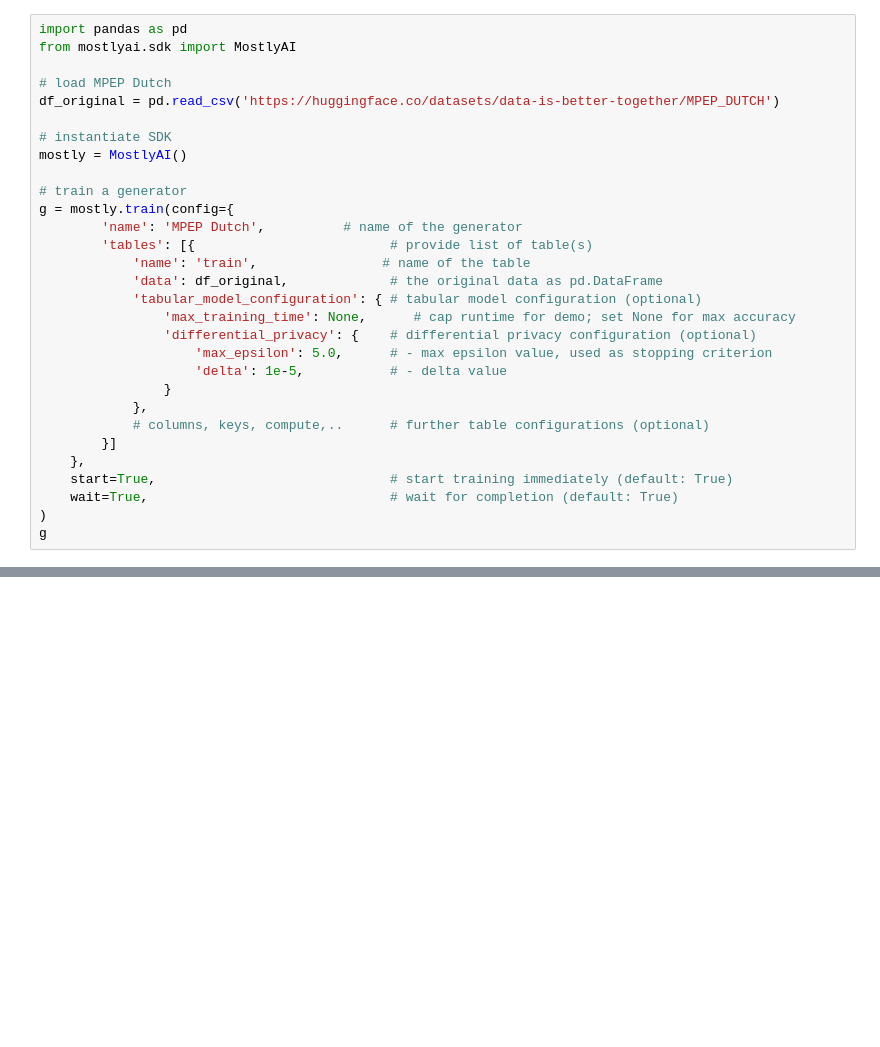
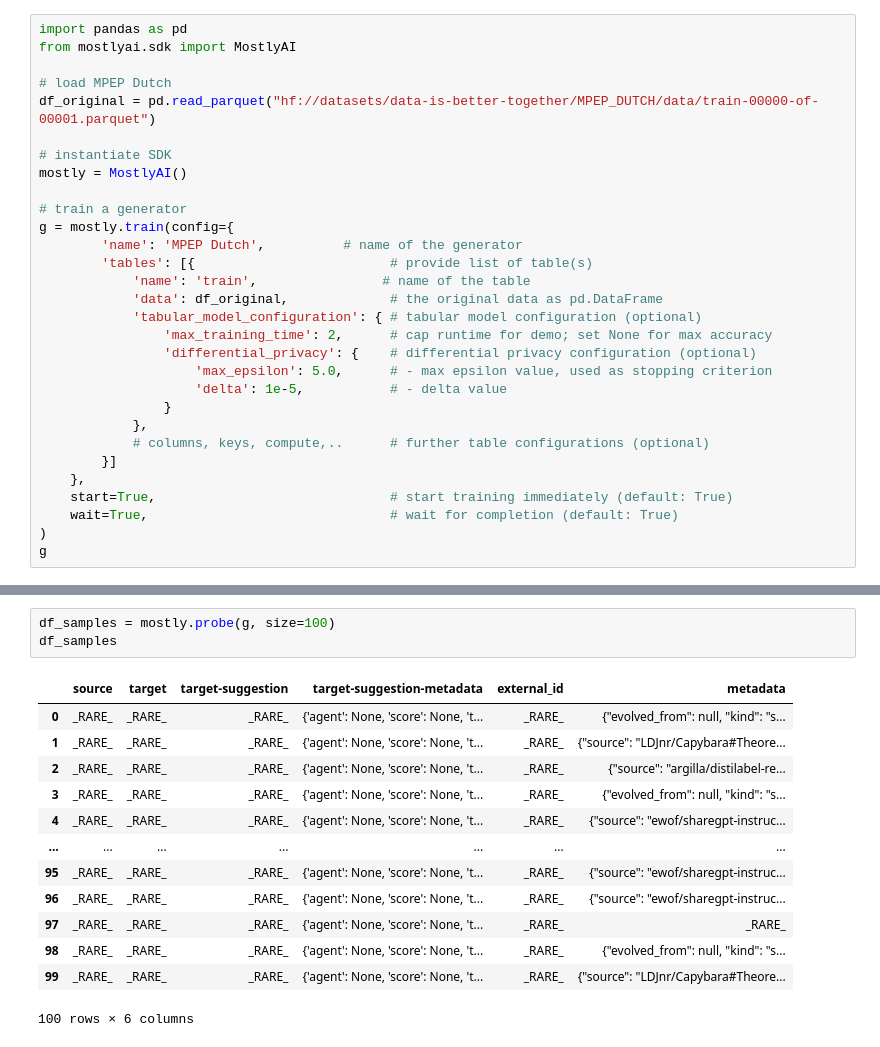
Before and after one commit to kghamilton89/synthetic-data-generators, a Jupyter notebook: mostlyai-generators/dutch-language.ipynb, the cells around one changed output, grey strips where cells are left out. Drawn from its saved outputs; the diff is of its cells as text; blank space fills up the shorter version.

```diff
--- a/mostlyai-generators/dutch-language.ipynb
+++ b/mostlyai-generators/dutch-language.ipynb
@@ -3,7 +3,7 @@ import pandas as pd
 from mostlyai.sdk import MostlyAI
 
 # load MPEP Dutch
-df_original = pd.read_csv('https://huggingface.co/datasets/data-is-better-together/MPEP_DUTCH')
+df_original = pd.read_parquet("hf://datasets/data-is-better-together/MPEP_DUTCH/data/train-00000-of-00001.parquet")
 
 # instantiate SDK
 mostly = MostlyAI()
@@ -15,7 +15,7 @@ g = mostly.train(config={
             'name': 'train',                # name of the table
             'data': df_original,             # the original data as pd.DataFrame
             'tabular_model_configuration': { # tabular model configuration (optional)
-                'max_training_time': None,      # cap runtime for demo; set None for max accuracy
+                'max_training_time': 2,      # cap runtime for demo; set None for max accuracy
                 'differential_privacy': {    # differential privacy configuration (optional)
                     'max_epsilon': 5.0,      # - max epsilon value, used as stopping criterion
                     'delta': 1e-5,           # - delta value
@@ -32,0 +68,17 @@ ParserError: Error tokenizing data. C error: Expected 1 fields in line 5, saw 3
+# %%
+df_samples = mostly.probe(g, size=100)
+df_samples
+# %% [output]
+|  | source | target | target-suggestion | target-suggestion-metadata | external_id | metadata |
+| 0 | _RARE_ | _RARE_ | _RARE_ | {'agent': None, 'score': None, 't... | _RARE_ | {"evolved_from": null, "kind": "s... |
+| 1 | _RARE_ | _RARE_ | _RARE_ | {'agent': None, 'score': None, 't... | _RARE_ | {"source": "LDJnr/Capybara#Theore... |
+| 2 | _RARE_ | _RARE_ | _RARE_ | {'agent': None, 'score': None, 't... | _RARE_ | {"source": "argilla/distilabel-re... |
+| 3 | _RARE_ | _RARE_ | _RARE_ | {'agent': None, 'score': None, 't... | _RARE_ | {"evolved_from": null, "kind": "s... |
+| 4 | _RARE_ | _RARE_ | _RARE_ | {'agent': None, 'score': None, 't... | _RARE_ | {"source": "ewof/sharegpt-instruc... |
+| ... | ... | ... | ... | ... | ... | ... |
+| 95 | _RARE_ | _RARE_ | _RARE_ | {'agent': None, 'score': None, 't... | _RARE_ | {"source": "ewof/sharegpt-instruc... |
+| 96 | _RARE_ | _RARE_ | _RARE_ | {'agent': None, 'score': None, 't... | _RARE_ | {"source": "ewof/sharegpt-instruc... |
+| 97 | _RARE_ | _RARE_ | _RARE_ | {'agent': None, 'score': None, 't... | _RARE_ | _RARE_ |
+| 98 | _RARE_ | _RARE_ | _RARE_ | {'agent': None, 'score': None, 't... | _RARE_ | {"evolved_from": null, "kind": "s... |
+| 99 | _RARE_ | _RARE_ | _RARE_ | {'agent': None, 'score': None, 't... | _RARE_ | {"source": "LDJnr/Capybara#Theore... |
+100 rows × 6 columns
```
Also changed, not shown: parts of 1 cell of this notebook, 4 other files.
